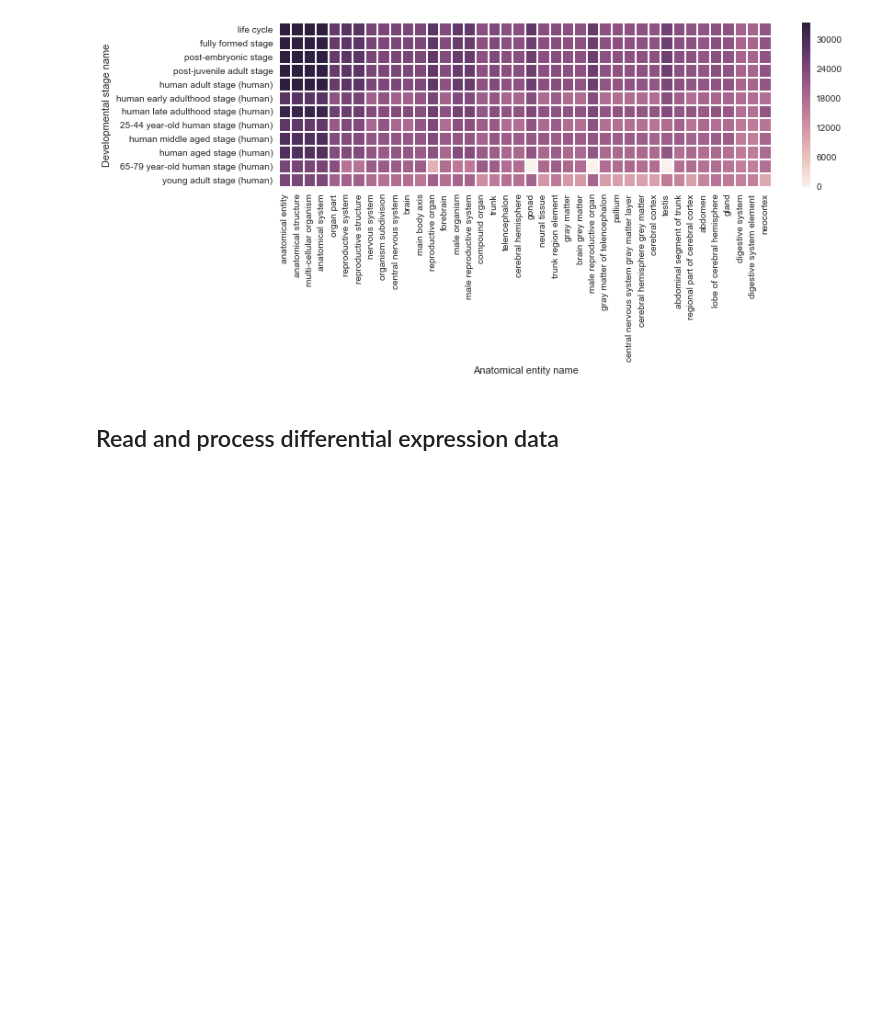
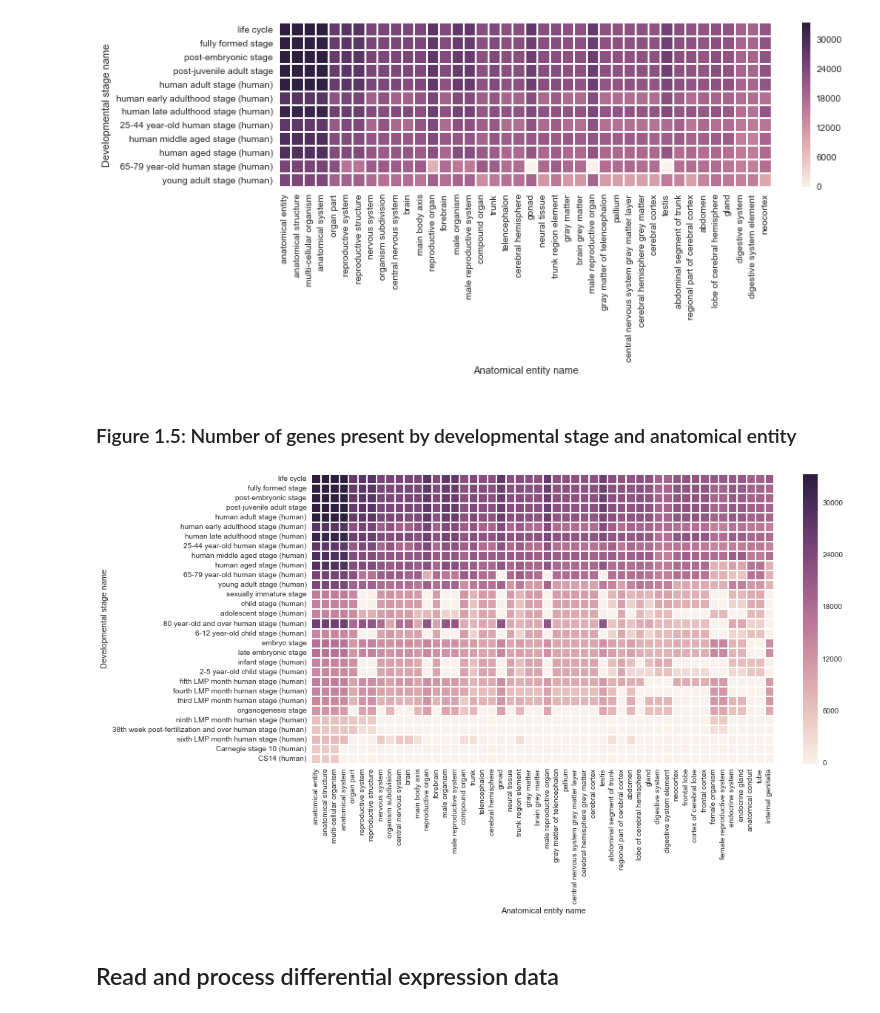
Before and after one commit to dhimmel/bgee, a Jupyter notebook: bgee.ipynb, the cells around one changed output. Saved outputs shown, nothing was run; the diff lists cells and outputs as text; code cells hidden in the pictures; blank space fills up the shorter version.

Commit message:
Added more comprehensive version of Figure 1

```diff
--- a/bgee.ipynb
+++ b/bgee.ipynb
@@ -85,6 +85,15 @@ IPython.core.pylabtools.figsize(12, 3.2)
 seaborn.heatmap(rect_df);
 # %% [output]
 [figure]
+# %% [markdown]
+### Figure 1.5: Number of genes present by developmental stage and anatomical entity
+# %%
+rect_df = pairwise_df.pivot('Developmental stage name', 'Anatomical entity name', 'count').fillna(0)
+rect_df = rect_df.loc[stage_df['Developmental stage name'][:30], anatomy_df['Anatomical entity name'][:50]]
+IPython.core.pylabtools.figsize(14, 7)
+seaborn.heatmap(rect_df);
+# %% [output]
+[figure, added]
 # %% [markdown]
 ## Read and process differential expression data
 # %%
```
